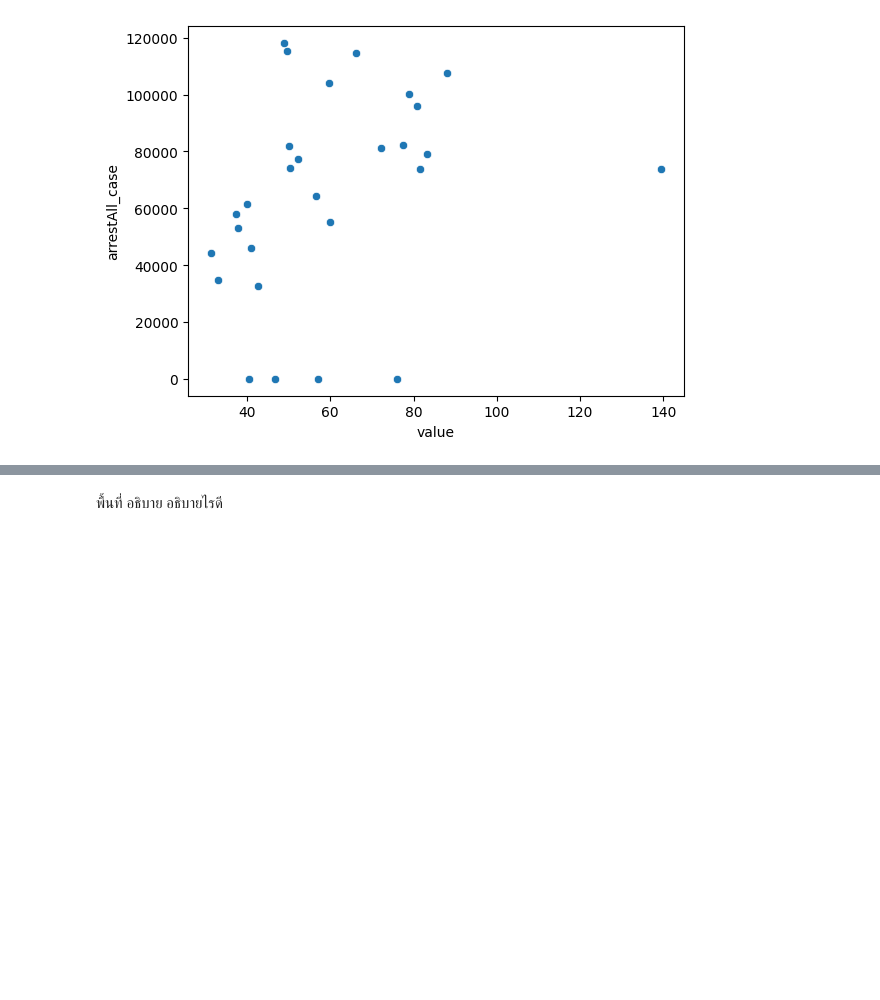
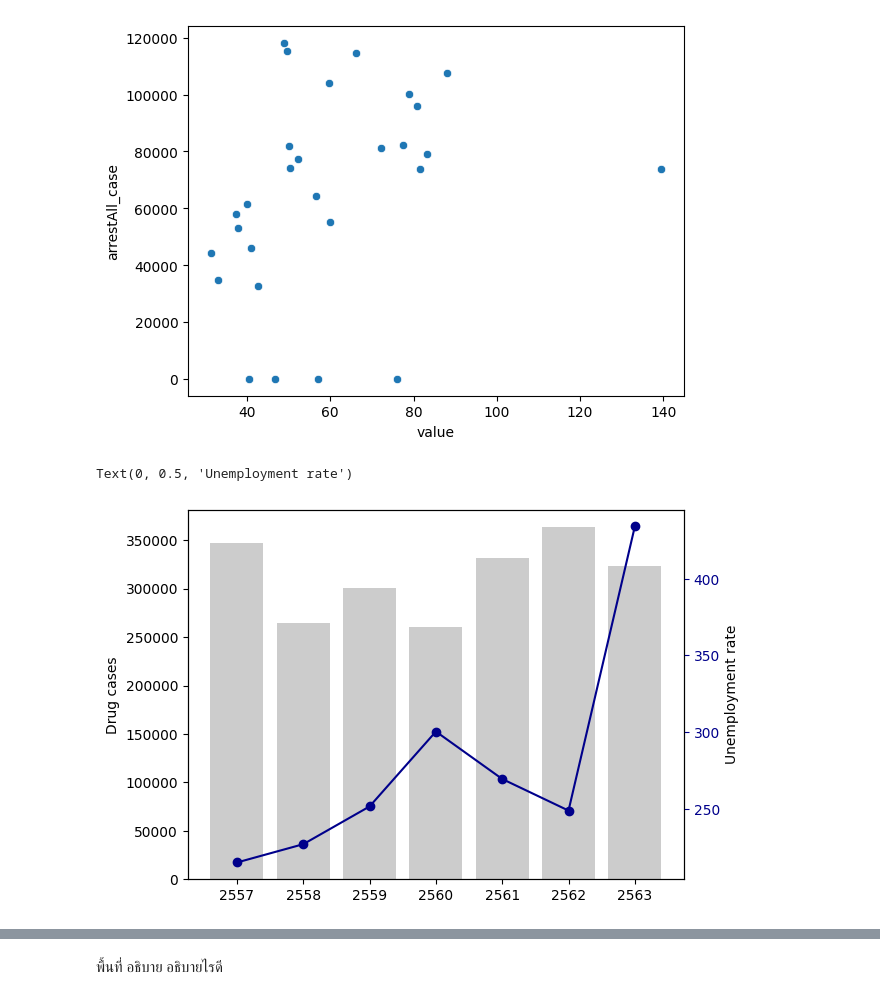
Before and after one commit to punnnnnnnnn/assignments2, a Jupyter notebook: assignment2.ipynb, the cells around one changed output, grey strips where cells are left out. Cells and saved outputs as stored; diff of their text form; code cells hidden in the pictures; blank space fills up the shorter version.

```diff
--- a/assignment2.ipynb
+++ b/assignment2.ipynb
@@ -305,3 +305,23 @@ sns.scatterplot(
 );
 # %% [output]
 [figure]
+# %%
+df_unemploy = df_unemploy[df_unemploy["region"] == "ทั่วประเทศ"].copy()
+df_cases_overtime = df[["budgetYear", "arrestAll_case"]].copy()
+df_cases_overtime = df_cases_overtime.groupby("budgetYear")["arrestAll_case"].sum().reset_index().copy()
+avg = df_cases_overtime[df_cases_overtime["budgetYear"].isin(["2557", "2558", "2560", "2561"])]["arrestAll_case"].mean()
+df_cases_overtime.loc[df_cases_overtime["arrestAll_case"] == 0, "arrestAll_case"] = avg.astype(int)
+df_unemp_cases = pd.merge(left = df_unemploy, right = df_cases_overtime, left_on = "year", right_on = "budgetYear", how = "left")
+df_unemp_cases
+
+fig, ax1 = plt.subplots()
+ax1.bar(df_unemp_cases["year"], df_unemp_cases["arrestAll_case"], color = "#cccccc")
+ax1.set_ylabel("Drug cases")
+
+ax2 = ax1.twinx()
+ax2.plot(df_unemp_cases["year"], df_unemp_cases["value"], marker = "o", color = "darkblue")
+ax2.tick_params("y", colors = "darkblue")
+ax2.set_ylabel("Unemployment rate")
+# %% [output]
+Text(0, 0.5, 'Unemployment rate')
+[figure, added]
```
Also changed, not shown: parts of 1 cell of this notebook.
